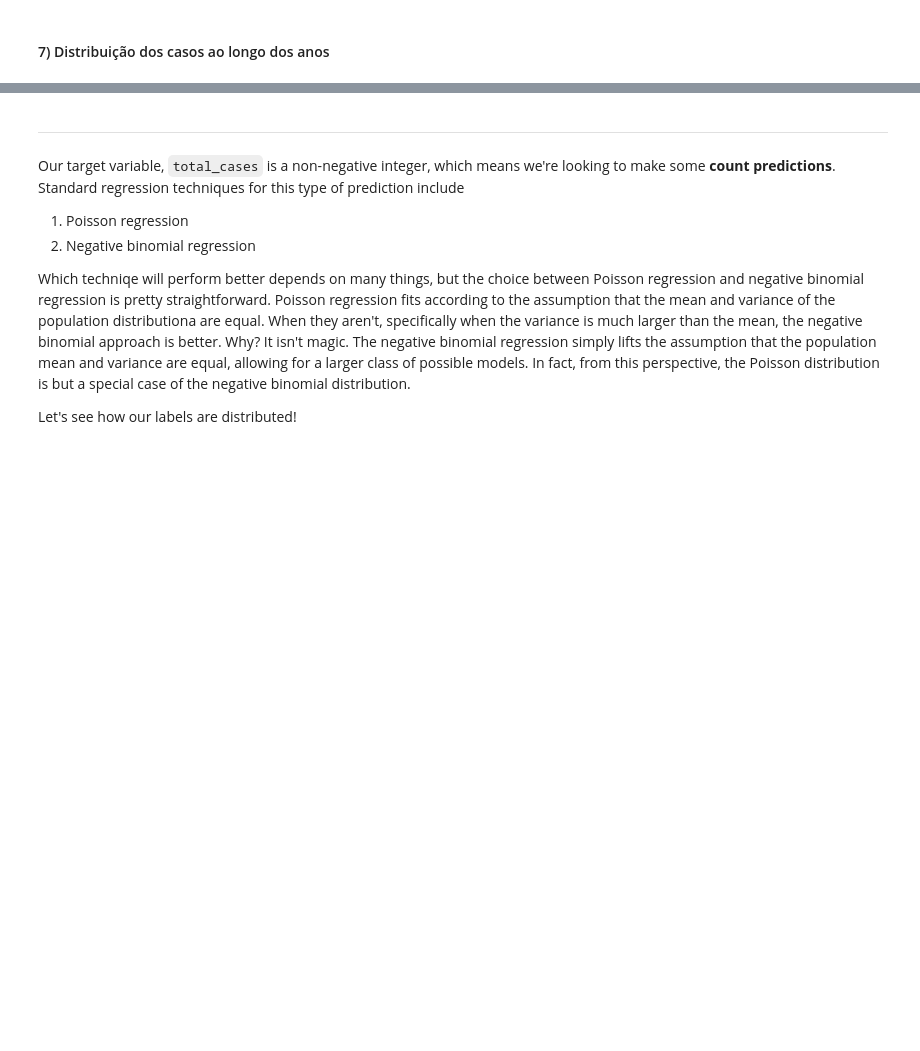
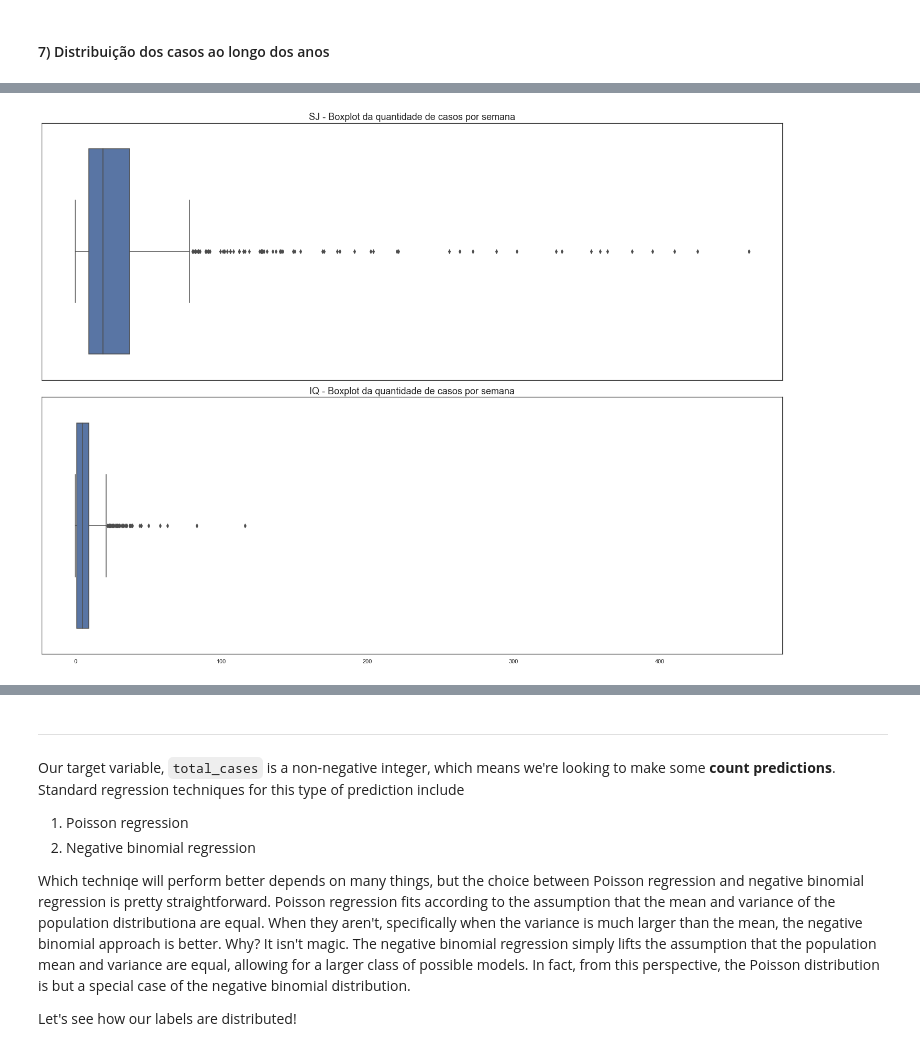
Before and after one commit to ciencia-dados-ifsp-grupo5/DengAI, a Jupyter notebook: notebooks/dengAI.ipynb, the cells around one changed output, grey strips where cells are left out. Saved outputs shown, nothing was run; the diff lists cells and outputs as text; code cells hidden in the pictures; blank space fills up the shorter version.

```diff
--- a/notebooks/dengAI.ipynb
+++ b/notebooks/dengAI.ipynb
@@ -507,0 +559,15 @@ Pela tabela e o gráfico apresentado, é possível ver que a variação de umida
+# %%
+fig, axs = plt.subplots(2, sharex=True, figsize=(20,15))
+sns.boxplot(sj_labels['total_cases'], ax = axs[0])
+axs[0].set_title('SJ - Boxplot da quantidade de casos por semana' )
+axs[0].set_xlabel('')
+
+sns.boxplot(iq_labels['total_cases'], ax = axs[1])
+axs[1].set_title('IQ - Boxplot da quantidade de casos por semana')
+axs[1].set_xlabel('')
+
+plt.tight_layout()
+
+plt.show()
+# %% [output]
+[figure, added]
```
Also changed, not shown: parts of 14 cells of this notebook.
